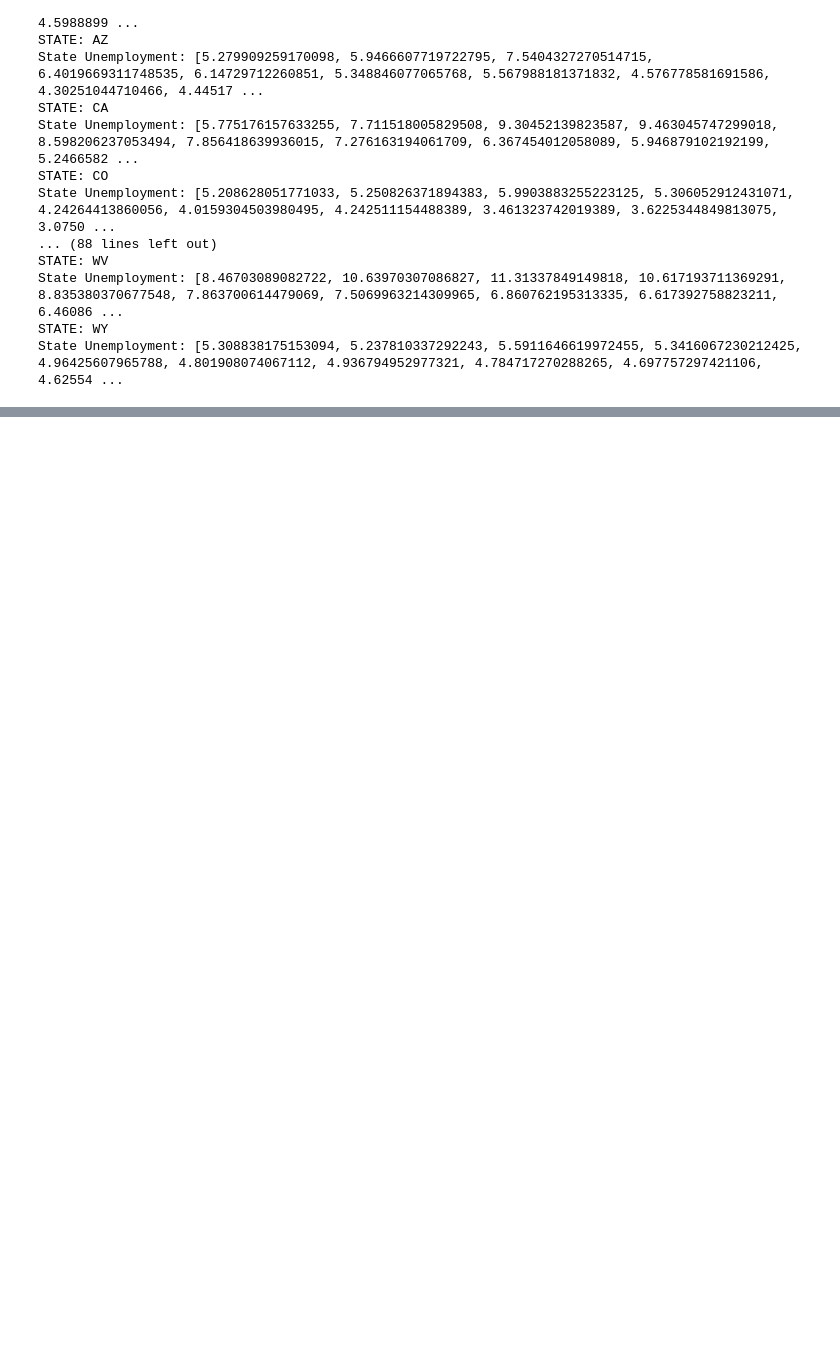
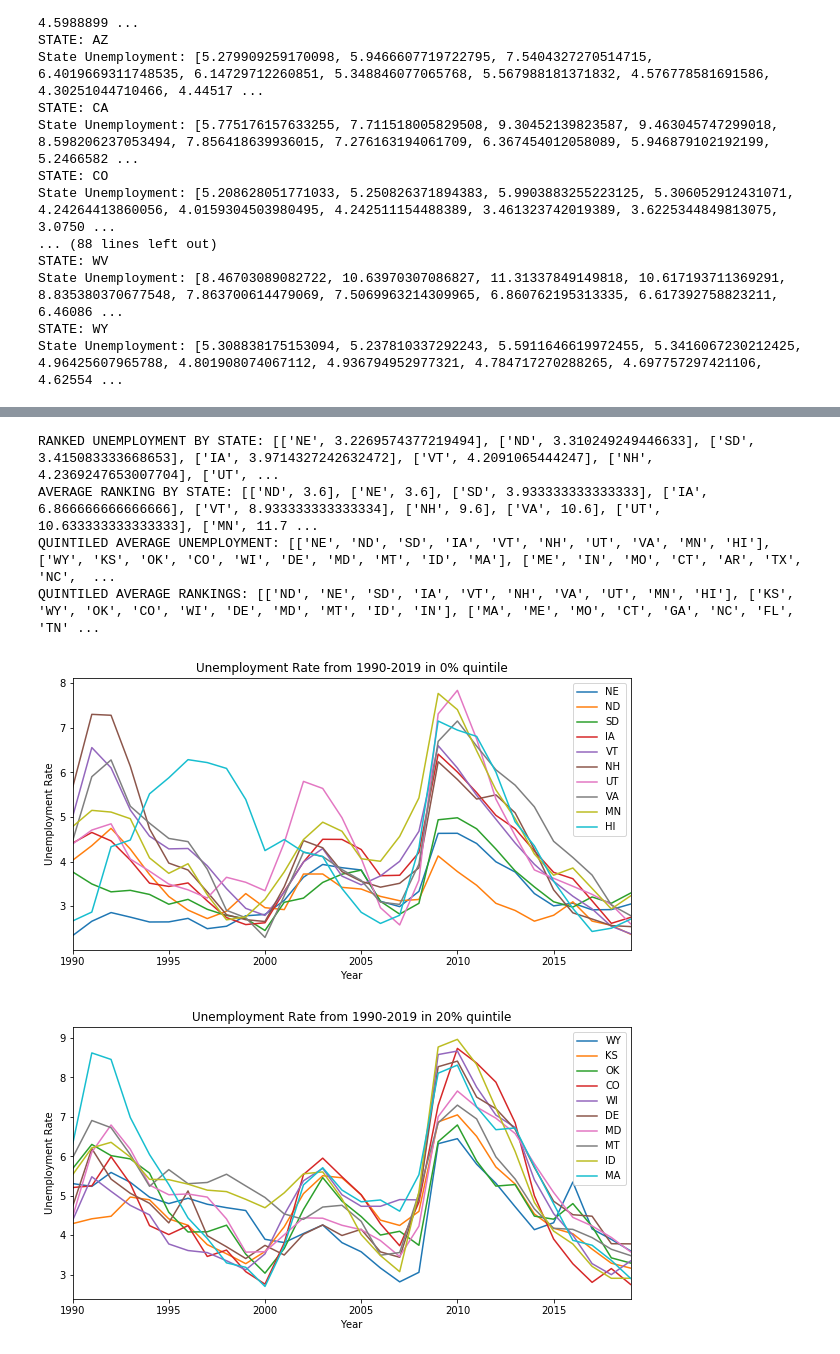
Before and after one commit to zacharyzhu2023/EmploymentData, a Jupyter notebook: Employment Data.ipynb, the cells around one changed output, grey strips where cells are left out. Cells and saved outputs as stored; diff of their text form; code cells hidden in the pictures; blank space fills up the shorter version.

```diff
--- a/Employment Data.ipynb
+++ b/Employment Data.ipynb
@@ -306,0 +392,45 @@ STATE: WY, Average Unemployment: 4.560057662137835, Average Relative Ranking: 15
+# %%
+# OVERARCHING TASK: Graphing the 10 states with the lowest unemployment rate averages
+
+# Relevant lists: unemployedAverage, rankingAverage
+sortedUnemployedAverage = sorted(unemployedAverage, key = lambda pair: pair[1]) # Sort based on latter element
+sortedRankingAverage = sorted(rankingAverage, key = lambda pair: pair[1]) # Again, sorted based on latter element
+print('RANKED UNEMPLOYMENT BY STATE: ' + str(sortedUnemployedAverage))
+print('AVERAGE RANKING BY STATE: ' + str(sortedRankingAverage))
+
+# Divide the states into approximate quintiles (1-10, 11-20, 21-30, 31-40, 41-52) by ranking & unemployed avearge
+qUTStates = []
+qRTStates = []
+for i in range(5):
+    qUStates = []
+    qRStates = []
+    if (i == 4):
+        for j in range(12):
+            qUStates.append(sortedUnemployedAverage[i * 10 + j][0])
+            qRStates.append(sortedRankingAverage[i * 10 + j][0])
+    else:
+        for j in range(10):
+            qUStates.append(sortedUnemployedAverage[i * 10 + j][0])
+            qRStates.append(sortedRankingAverage[i * 10 + j][0])
+    qUTStates.append(qUStates)
+    qRTStates.append(qRStates)
+
+print('QUINTILED AVERAGE UNEMPLOYMENT: ' + str(qUTStates))
+print('QUINTILED AVERAGE RANKINGS: ' + str(qRTStates))
+
+
+# Graphing and segmenting each quintile--using the average unemployment rate
+for i in range(5):
+    q = i * 20
+    qCols = plotSUETable[qUTStates[i]]
+    qPlot = qCols.plot(figsize = (10, 5),
+                       title = 'Unemployment Rate from 1990-2019 in ' + str(q) + '% quintile')
+    qPlot.set_xlabel("Year")
+    qPlot.set_ylabel("Unemployment Rate")
+# %% [output]
+RANKED UNEMPLOYMENT BY STATE: [['NE', 3.2269574377219494], ['ND', 3.310249249446633], ['SD', 3.415083333668653], ['IA', 3.9714327242632472], ['VT', 4.2091065444247], ['NH', 4.2369247653007704], ['UT', ...
+AVERAGE RANKING BY STATE: [['ND', 3.6], ['NE', 3.6], ['SD', 3.933333333333333], ['IA', 6.866666666666666], ['VT', 8.933333333333334], ['NH', 9.6], ['VA', 10.6], ['UT', 10.633333333333333], ['MN', 11.7 ...
+QUINTILED AVERAGE UNEMPLOYMENT: [['NE', 'ND', 'SD', 'IA', 'VT', 'NH', 'UT', 'VA', 'MN', 'HI'], ['WY', 'KS', 'OK', 'CO', 'WI', 'DE', 'MD', 'MT', 'ID', 'MA'], ['ME', 'IN', 'MO', 'CT', 'AR', 'TX', 'NC',  ...
+QUINTILED AVERAGE RANKINGS: [['ND', 'NE', 'SD', 'IA', 'VT', 'NH', 'VA', 'UT', 'MN', 'HI'], ['KS', 'WY', 'OK', 'CO', 'WI', 'DE', 'MD', 'MT', 'ID', 'IN'], ['MA', 'ME', 'MO', 'CT', 'GA', 'NC', 'FL', 'TN' ...
+[figure, added]
+[figure, added]
```
Also changed, not shown: parts of 10 cells of this notebook.
